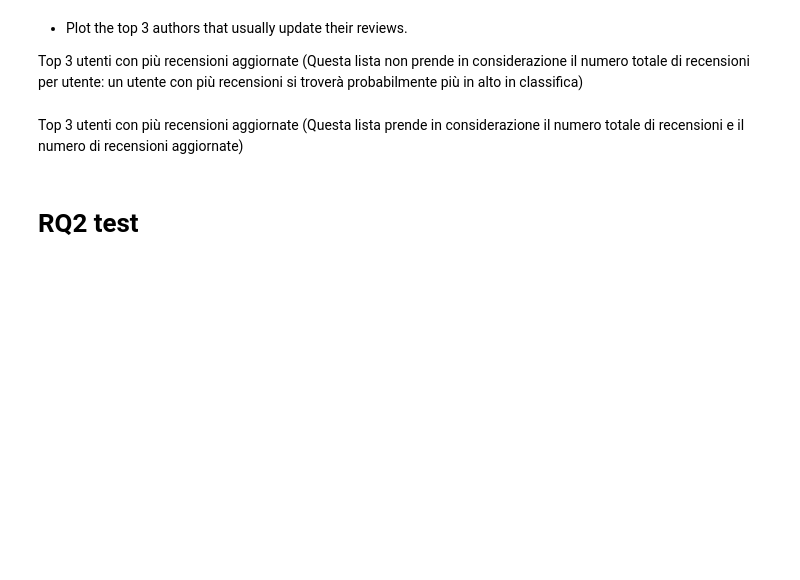
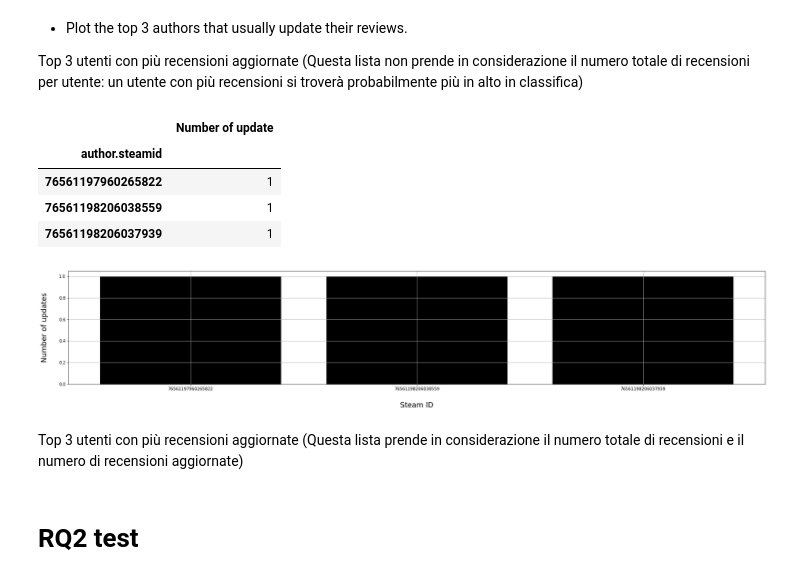
Before and after one commit to Requiem98/ADM-HW2, a Jupyter notebook: testAllDataset.ipynb, the cells around one changed output. Saved outputs shown, nothing was run; the diff lists cells and outputs as text; code cells hidden in the pictures; blank space fills up the shorter version.

```diff
--- a/testAllDataset.ipynb
+++ b/testAllDataset.ipynb
@@ -49,7 +78,14 @@ t.sort_values()
 
 Top 3 utenti con più recensioni aggiornate (Questa lista non prende in considerazione il numero totale di recensioni per utente: un utente con più recensioni si troverà probabilmente più in alto in classifica)
 # %%
-df.plotBestAuthor_updater(5)
+df.plotBestAuthor_updater(3)
+# %% [output]
+|  | Number of update |
+| author.steamid |  |
+| 76561197960265822 | 1 |
+| 76561198206038559 | 1 |
+| 76561198206037939 | 1 |
+[figure, added]
 # %% [markdown]
 Top 3 utenti con più recensioni aggiornate (Questa lista prende in considerazione il numero totale di recensioni e il numero di recensioni aggiornate)
 # %%
```
Also changed, not shown: parts of 21 cells of this notebook, 1 other file.
